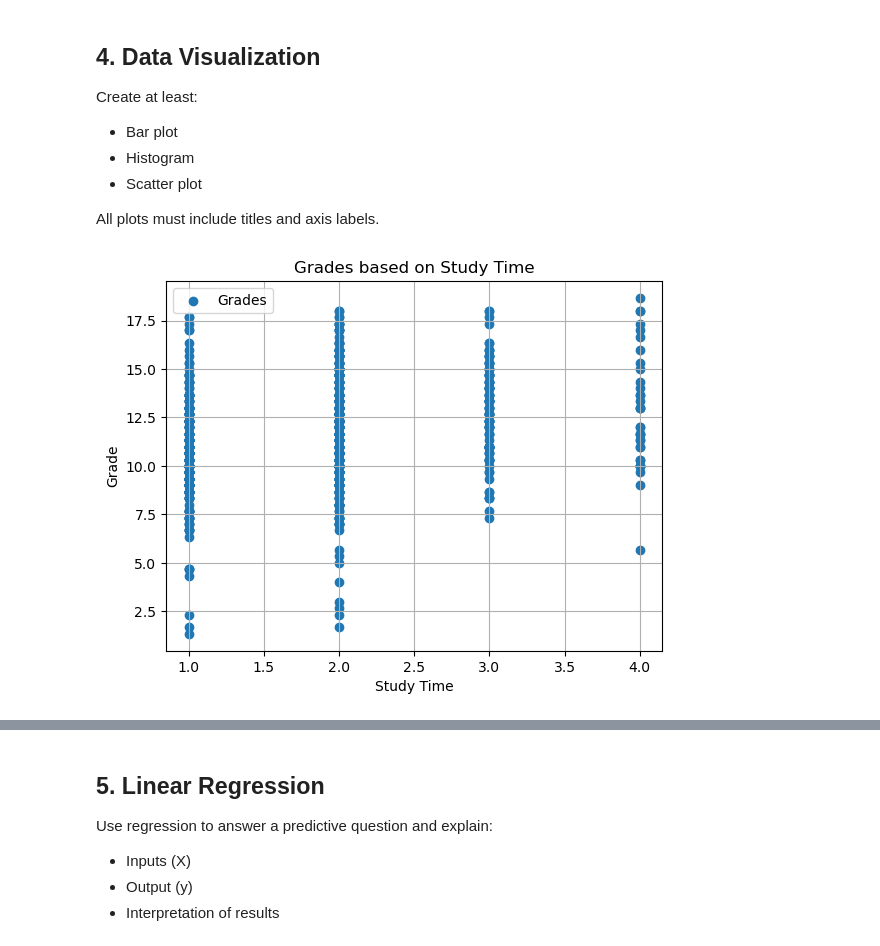
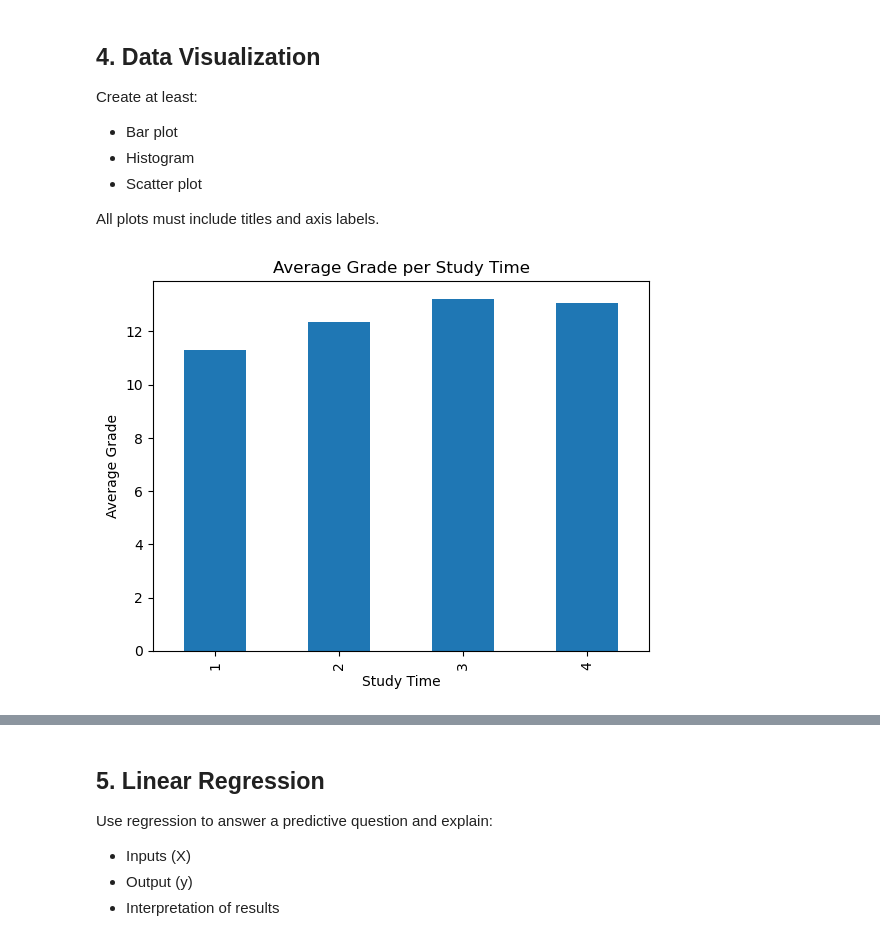
Before and after one commit to VPL1000/CSE-532-Project, a Jupyter notebook: CSE532Project.ipynb, the cells around one changed output, grey strips where cells are left out. Saved outputs shown, nothing was run; the diff lists cells and outputs as text; code cells hidden in the pictures.

```diff
--- a/CSE532Project.ipynb
+++ b/CSE532Project.ipynb
@@ -29,4 +29,12 @@ Handle missing values by removing rows or filling values with mean median or mod
 Explain your choice.
 # %%
 df.isna().sum()
+
+i = 0
+for d in df['G3']:
+    if d == 0:
+        df.loc[i, 'G3'] = df['G3'].median(axis=0)
+    i += 1
+print(df.iloc[163])
+print(df.iloc[486])
 # %% [output]
@@ -50,5 +57,0 @@ dtype: int64
-# %%
-#Average grades column
-df['Average_Grade'] = round(((df['G1'] + df['G2'] + df['G3']) / 3), 2)
-
-print(df)
@@ -159,15 +155,15 @@ Create at least:
 
 All plots must include titles and axis labels.
 # %%
-G = np.array(df['Average_Grade'])
-ST = np.array(df['studytime'])
-plt.scatter(ST, G, label='Grades')
-plt.title('Grades based on Study Time')
+#bar plot
+avg_grades = df.groupby('studytime')['G3'].mean()
+
+avg_grades.plot(kind='bar')
+plt.title('Average Grade per Study Time')
 plt.xlabel('Study Time')
-plt.ylabel('Grade')
-plt.legend()
-plt.grid(True)
+plt.ylabel('Average Grade')
+
 plt.show()
 # %% [output]
-[figure, old version]
+[figure, new version]
 # %%
```
Also changed, not shown: parts of 18 cells of this notebook.
